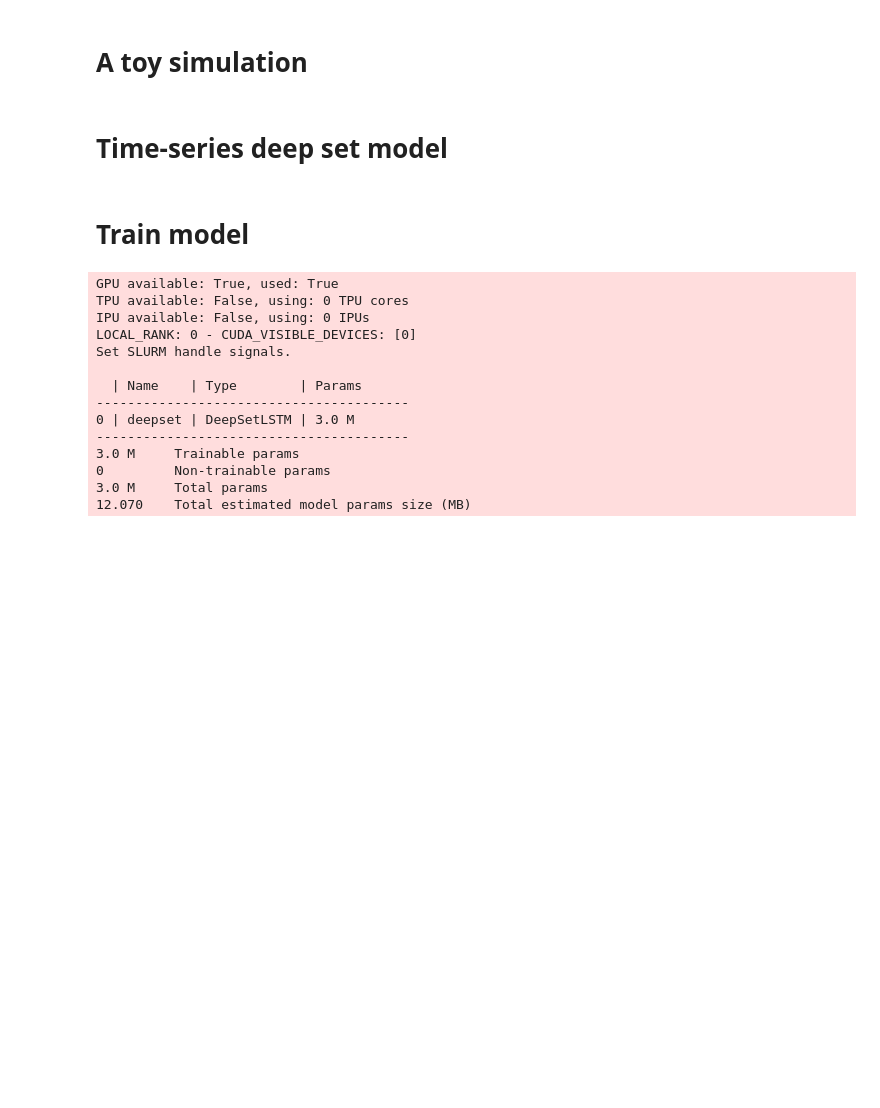
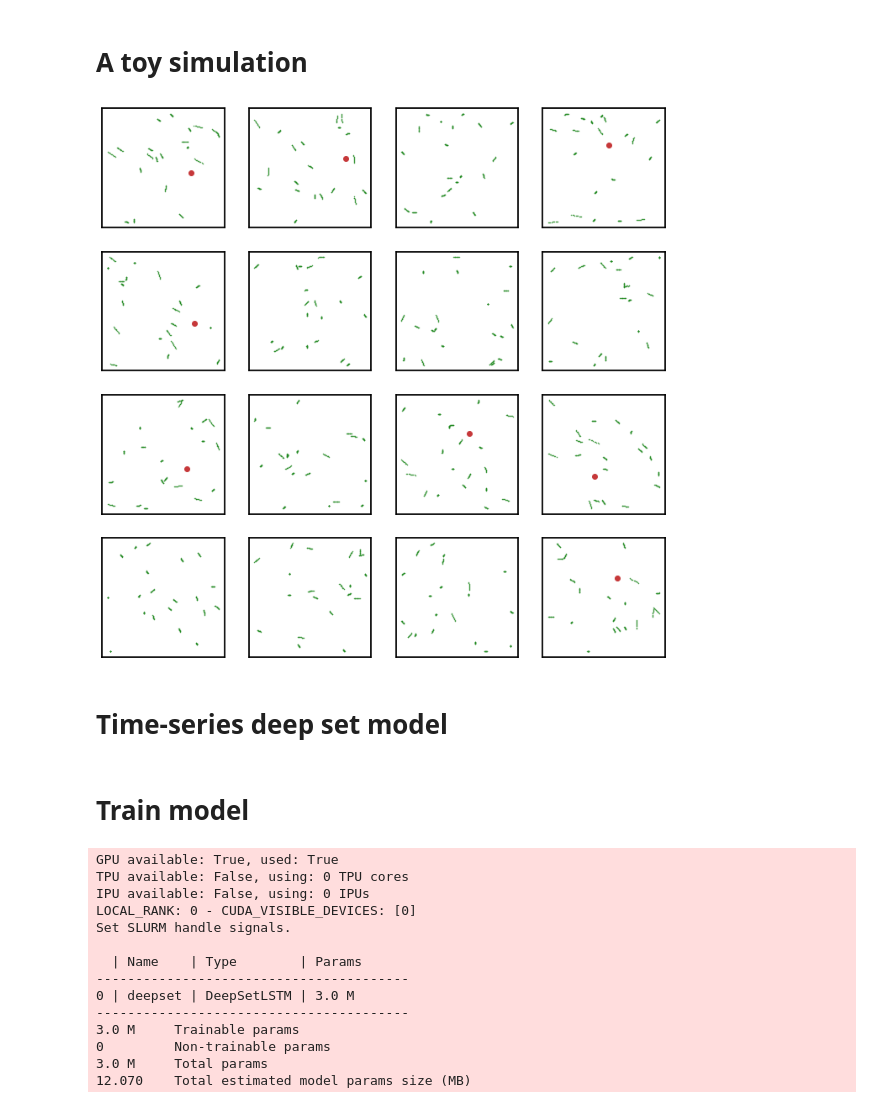
Before and after one commit to gridgway/Astrometric_TSeries_ML, a Jupyter notebook: notebooks/deep_set_lstm.ipynb, the cells around one changed output. Drawn from its saved outputs; the diff is of its cells as text; code cells hidden in the pictures; blank space fills up the shorter version.

```diff
--- a/notebooks/deep_set_lstm.ipynb
+++ b/notebooks/deep_set_lstm.ipynb
@@ -7,6 +7,17 @@ from profiles import Profiles
 
 %load_ext autoreload
 %autoreload 2
+# %%
+import matplotlib.pylab as pylab
+import warnings
+import matplotlib.cbook
+
+from plot_params import params
+
+warnings.filterwarnings("ignore",category=matplotlib.cbook.mplDeprecation)
+
+pylab.rcParams.update(params)
+cols_default = plt.rcParams['axes.prop_cycle'].by_key()['color']
 # %% [markdown]
 # A toy simulation
 # %%
@@ -212,6 +223,7 @@ n_sim = 10000
 
 x = np.zeros((n_sim, ds.n_total, 10, 2))
 y = np.zeros((n_sim))
+y_lens_pos = np.zeros((n_sim, 2))
 
 for i_sim in tqdm(range(n_sim)):
 
@@ -228,6 +240,8 @@ for i_sim in tqdm(range(n_sim)):
     pos_l = 0.1 * (np.random.random(2) - 0.5)
     v_l = 300. * (np.random.random(2) - 0.5)
 
+    y_lens_pos[i_sim] = pos_l
+
     anim = ds.animation(pos_l=np.array([pos_l]), v_l=np.array([v_l]) * Kmps, R_l=[1 * pc], M_l=[M_l],
                         D_l=[1 * kpc],
                         n_dens=500,
@@ -236,16 +250,38 @@ for i_sim in tqdm(range(n_sim)):
 
     for i in range(10):
 
-        ds.update(dt=10)
+        ds.update(dt=25)
 
         x[i_sim, : , i, 0] = ds.sources["theta_x"]
         x[i_sim, : , i, 1] = ds.sources["theta_y"]
 # %%
-error_mu = 2e-5
+error_mu = 5e-5
 x_err = np.random.normal(loc=0, scale=error_mu, size=(x.shape))
 
 x += x_err
-x = torch.Tensor(x)
+# %%
+from matplotlib.gridspec import GridSpec
+
+fig = plt.figure(figsize=(12, 12))
+
+gs = GridSpec(4, 4)
+
+for i in tqdm(range(16)):
+
+    ax = fig.add_subplot(gs[i])
+
+    for x_i in x[i]:
+        ax.scatter(x_i.T[0], x_i.T[1], color='forestgreen', s=0.2)
+
+    if y[i]:
+        ax.scatter(y_lens_pos[i,0], y_lens_pos[i,1], label="Lens position")
+
+    ax.axes.xaxis.set_visible(False)
+    ax.axes.yaxis.set_visible(False)
+
+#     ax.legend()
+# %% [output]
+[figure, added]
 # %% [markdown]
 # Time-series deep set model
 # %%
```
Also changed, not shown: parts of 7 cells of this notebook, 1 other file.
